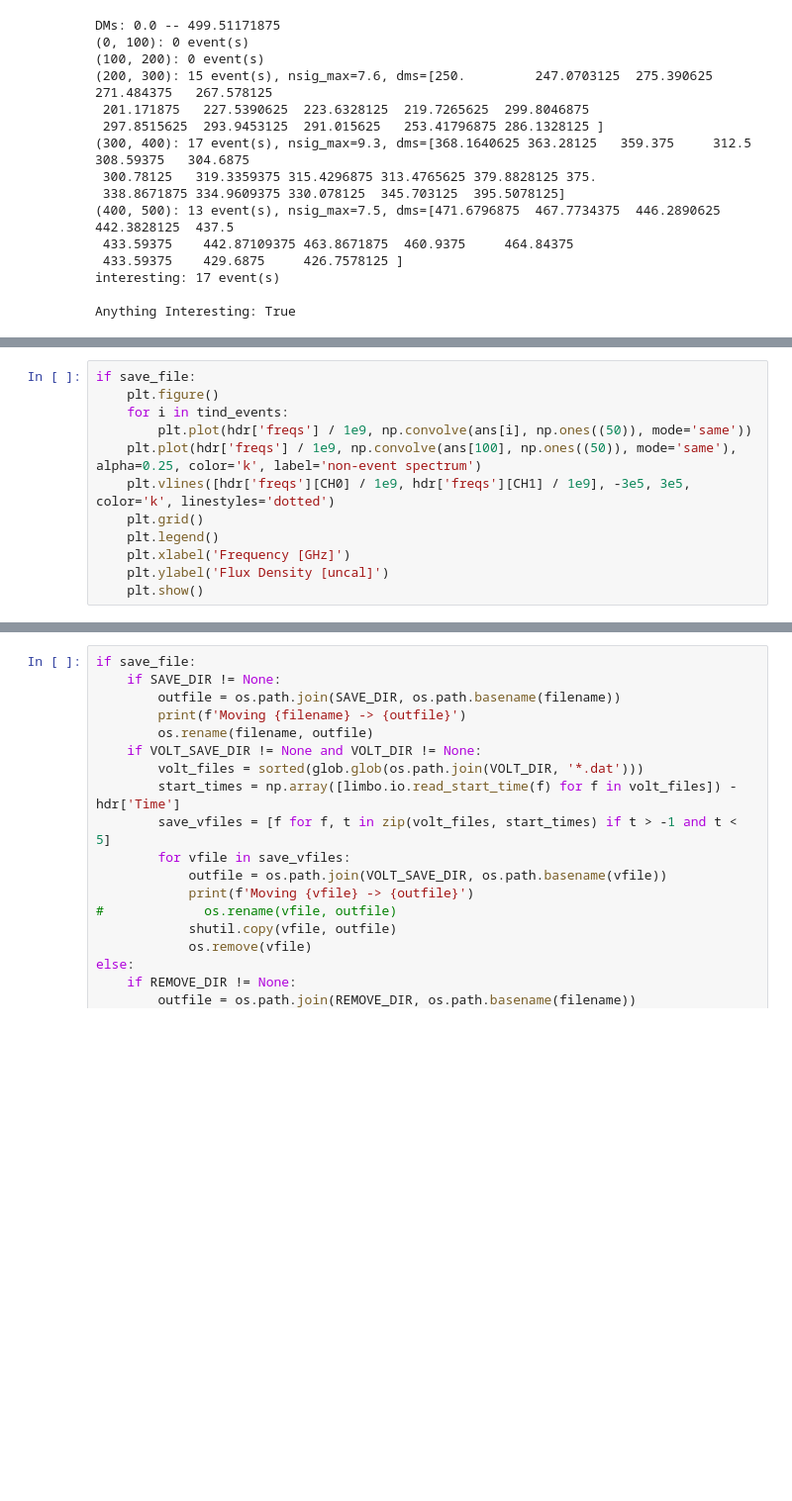
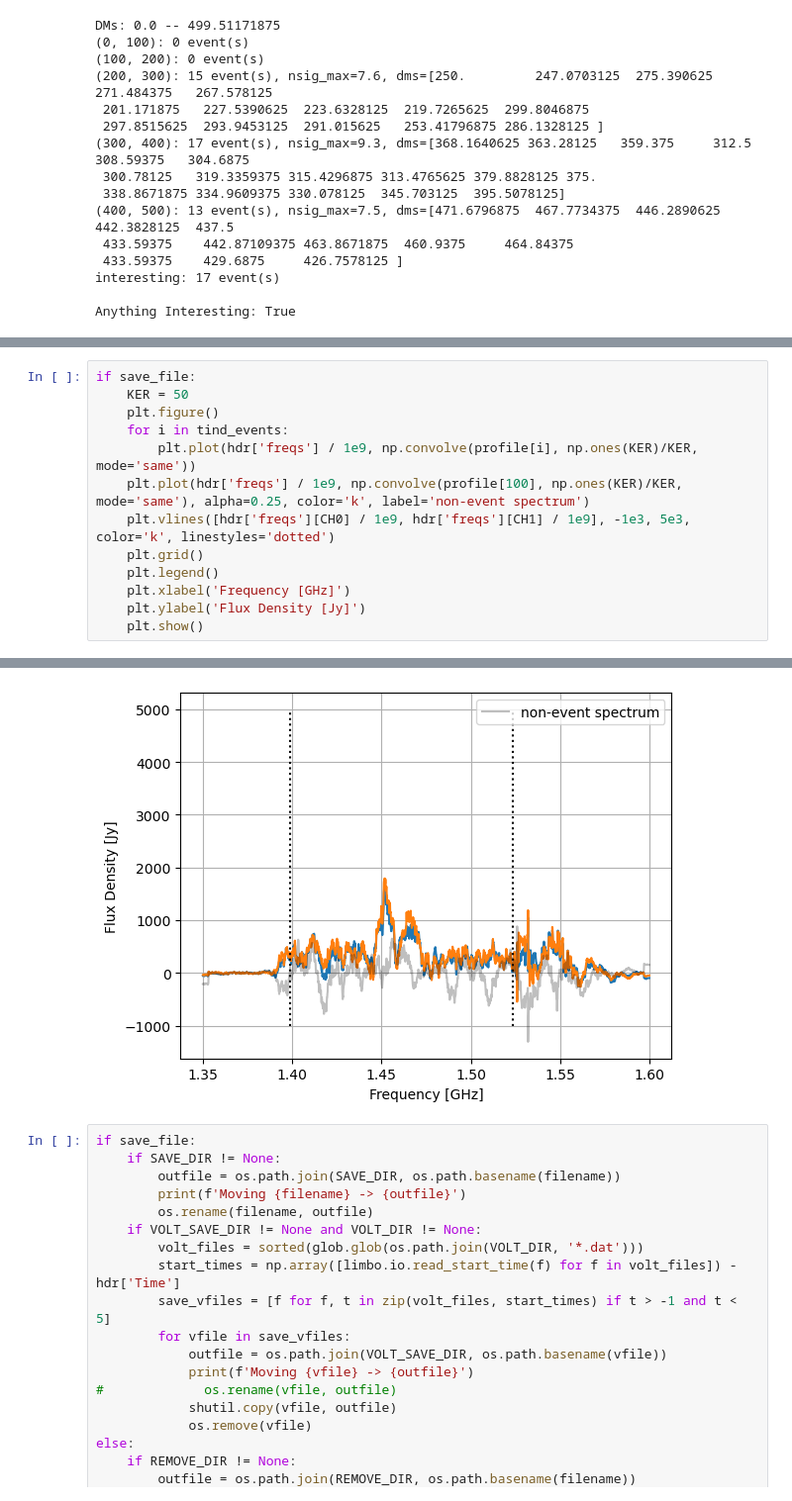
Before and after one commit to AaronParsons/limbo, a Jupyter notebook: limbo/data/limbo_sgr1935_processing_template.ipynb, the cells around one changed output, grey strips where cells are left out. Shown at 99% size. Saved outputs shown, nothing was run; the diff lists cells and outputs as text; blank space fills up the shorter version.

```diff
--- a/limbo/data/limbo_sgr1935_processing_template.ipynb
+++ b/limbo/data/limbo_sgr1935_processing_template.ipynb
@@ -366,13 +362,14 @@ if save_file:
 # %%
 if save_file:
+    KER = 50
     plt.figure()
     for i in tind_events:
-        plt.plot(hdr['freqs'] / 1e9, np.convolve(ans[i], np.ones((50)), mode='same'))
-    plt.plot(hdr['freqs'] / 1e9, np.convolve(ans[100], np.ones((50)), mode='same'), alpha=0.25, color='k', label='non-event spectrum')
-    plt.vlines([hdr['freqs'][CH0] / 1e9, hdr['freqs'][CH1] / 1e9], -3e5, 3e5, color='k', linestyles='dotted')
+        plt.plot(hdr['freqs'] / 1e9, np.convolve(profile[i], np.ones(KER)/KER, mode='same'))
+    plt.plot(hdr['freqs'] / 1e9, np.convolve(profile[100], np.ones(KER)/KER, mode='same'), alpha=0.25, color='k', label='non-event spectrum')
+    plt.vlines([hdr['freqs'][CH0] / 1e9, hdr['freqs'][CH1] / 1e9], -1e3, 5e3, color='k', linestyles='dotted')
     plt.grid()
     plt.legend()
     plt.xlabel('Frequency [GHz]')
-    plt.ylabel('Flux Density [uncal]')
+    plt.ylabel('Flux Density [Jy]')
     plt.show()
 # %% [output]
@@ -381,3 +376,4 @@ if save_file:
+[figure, added]
 # %%
 if save_file:
     if SAVE_DIR != None:
```
Also changed, not shown: parts of 15 cells of this notebook, 1 other file.
